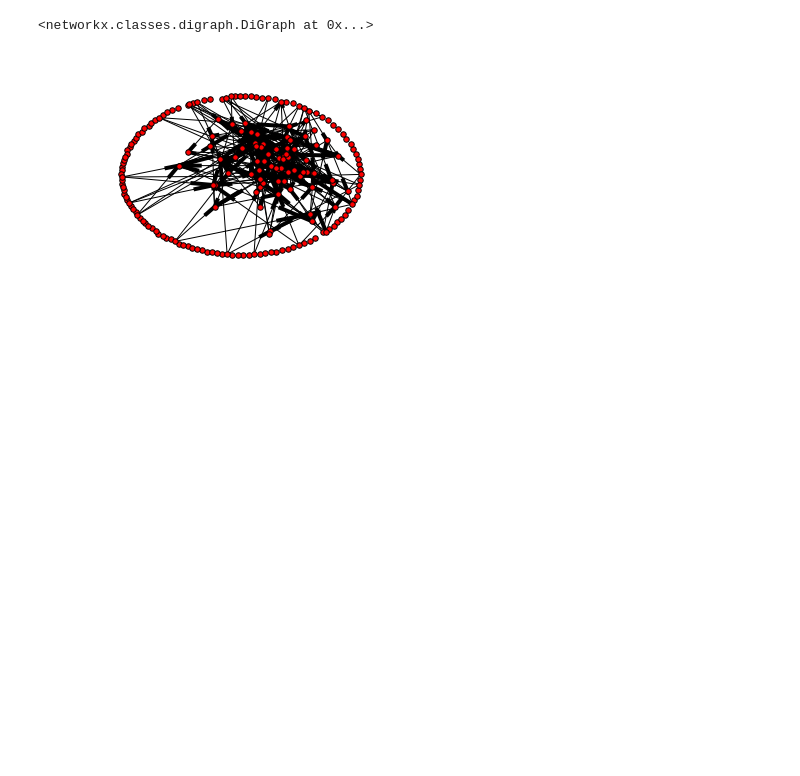
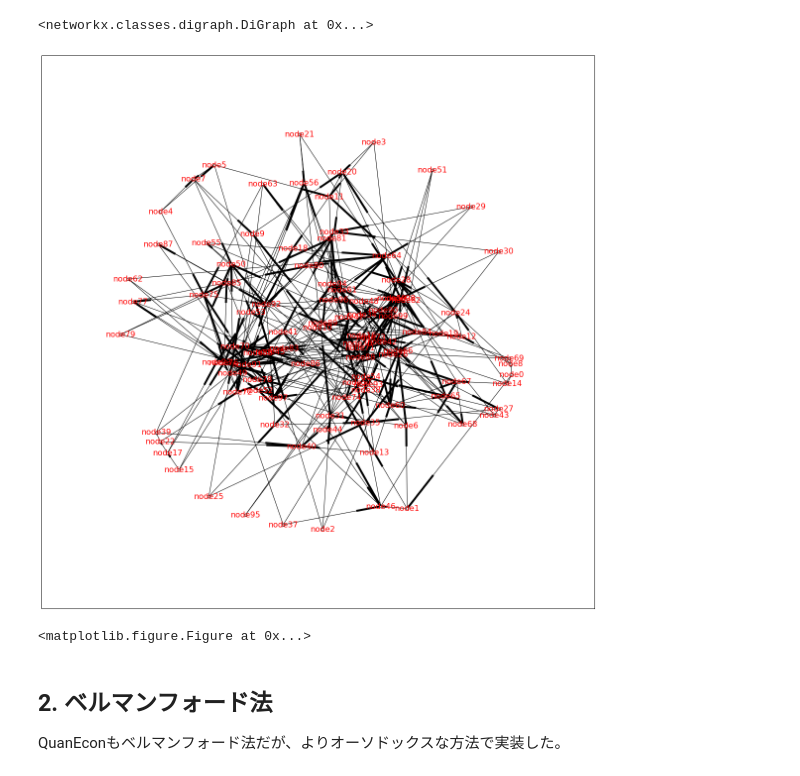
Before and after one commit to NlGG/quant_econ_ex, a Jupyter notebook: Shortest_Paths_py.ipynb, the cells around one changed output. Saved outputs shown, nothing was run; the diff lists cells and outputs as text; code cells hidden in the pictures; blank space fills up the shorter version.

```diff
--- a/Shortest_Paths_py.ipynb
+++ b/Shortest_Paths_py.ipynb
@@ -333,10 +393,21 @@ make_graph('graph.txt', graph)
 # %% [output]
 <networkx.classes.digraph.DiGraph at 0x...>
 # %%
+fig, ax = plt.subplots(figsize=(20, 20))
+
 pos = nx.spring_layout(graph)
-nx.draw_networkx_nodes(graph,pos,nodelist=graph.nodes(),node_size=30)
+nx.draw_networkx_nodes(graph,pos,nodelist=graph.nodes(),node_size=30, node_color="w")
 nx.draw_networkx_edges(graph,pos,edgelist=graph.edges())
-plt.axis('off')
-plt.show()
+nx.draw_networkx_labels(graph, pos, font_size=16, font_color="r")
+
+pylab.xticks([])
+pylab.yticks([])
+
+pylab.show()
+pylab.savefig("graph_networkx.png")
 # %% [output]
-[figure, old version]
+[figure, new version]
+<matplotlib.figure.Figure at 0x...>
+# %% [markdown]
+## 2. ベルマンフォード法
+QuanEconもベルマンフォード法だが、よりオーソドックスな方法で実装した。
```
Also changed, not shown: parts of 42 cells of this notebook, 2 other files.
